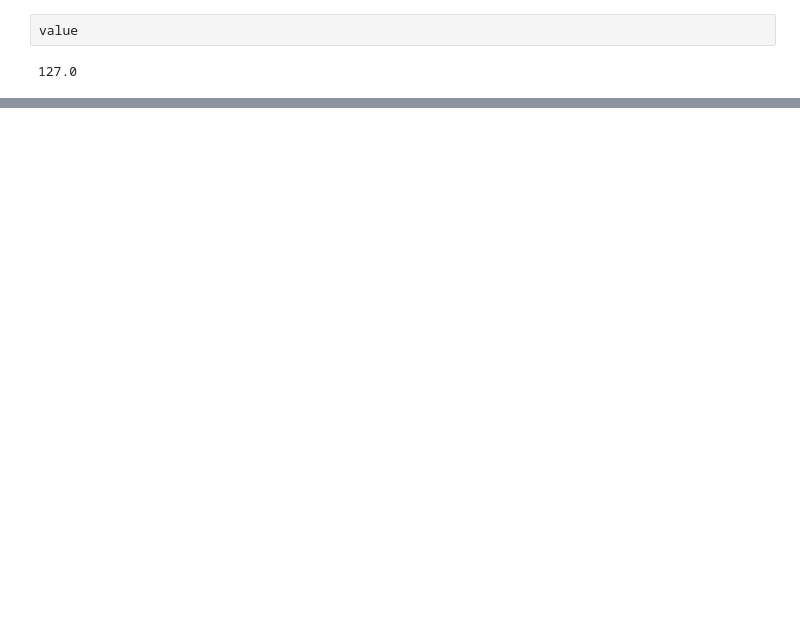
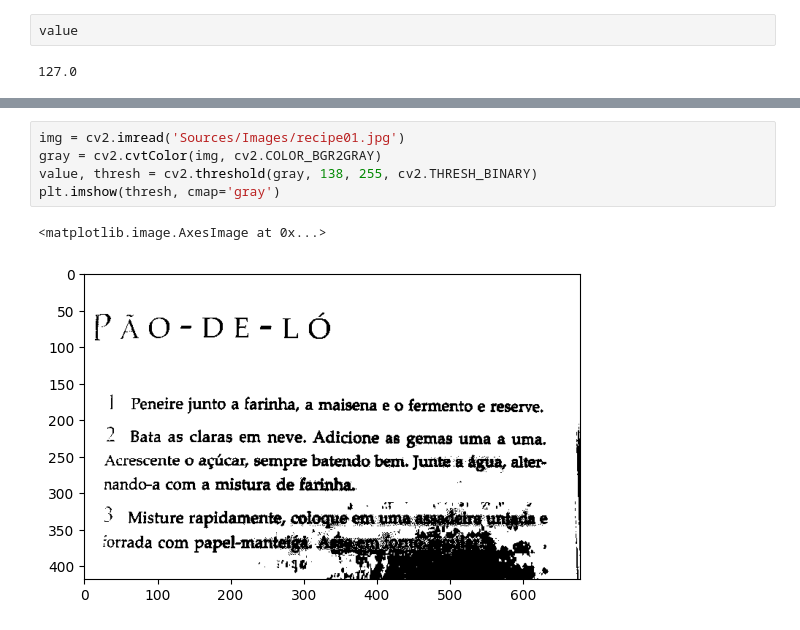
Before and after one commit to siapai/ocr-learning, a Jupyter notebook: Preprocessing.ipynb, the cells around one changed output, grey strips where cells are left out. Saved outputs shown, nothing was run; the diff lists cells and outputs as text; blank space fills up the shorter version.

```diff
--- a/Preprocessing.ipynb
+++ b/Preprocessing.ipynb
@@ -58,0 +80,8 @@ value
+# %%
+img = cv2.imread('Sources/Images/recipe01.jpg')
+gray = cv2.cvtColor(img, cv2.COLOR_BGR2GRAY)
+value, thresh = cv2.threshold(gray, 138, 255, cv2.THRESH_BINARY)
+plt.imshow(thresh, cmap='gray')
+# %% [output]
+<matplotlib.image.AxesImage at 0x...>
+[figure, added]
```
Also changed, not shown: parts of 65 cells of this notebook.
